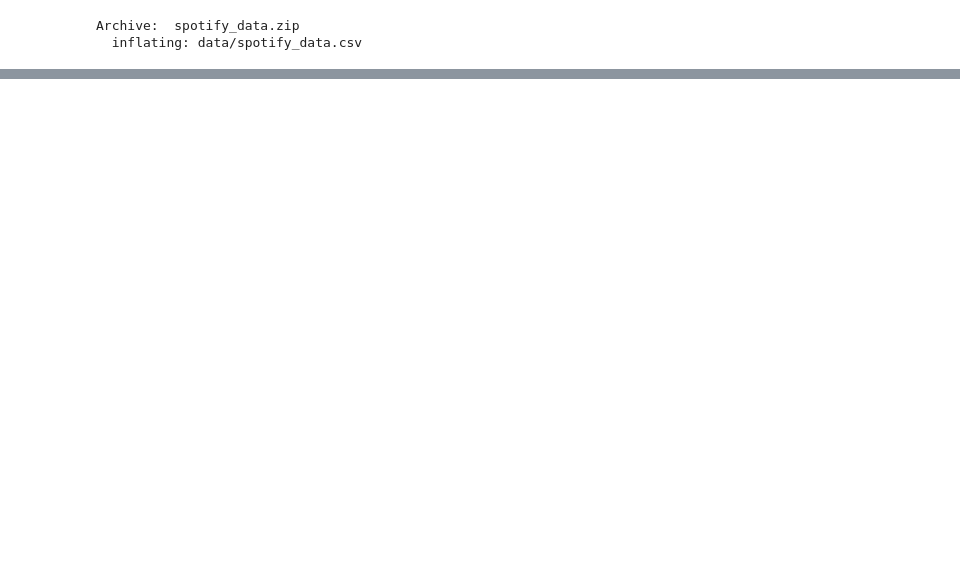
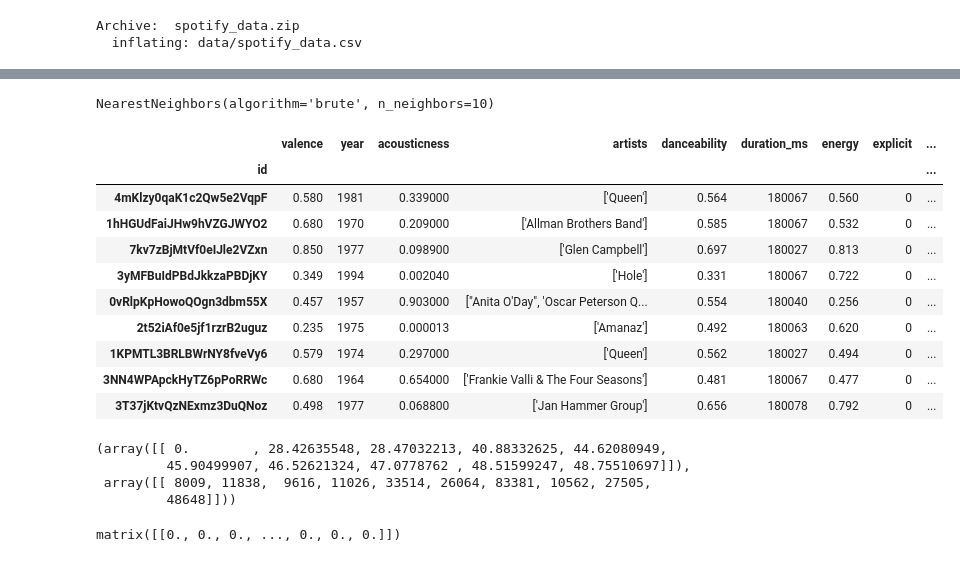
Before and after one commit to Song-Suggester/song-suggester, a Jupyter notebook: model.ipynb, the cells around one changed output, grey strips where cells are left out. Saved outputs shown, nothing was run; the diff lists cells and outputs as text; code cells hidden in the pictures; blank space fills up the shorter version.

Commit message:
Add nearest neighbors model and heatmap visualization

```diff
--- a/model.ipynb
+++ b/model.ipynb
@@ -52,0 +58,5 @@ memory usage: 24.7+ MB
+# %%
+test = features.iloc[[8009]]
+song_name = df.iloc[8009]['name']
+print(song_name)
+test
@@ -52,0 +68,21 @@ memory usage: 24.7+ MB
+# %%
+nn = NearestNeighbors(n_neighbors=10, algorithm = 'brute')
+nn.fit(features)
+# %% [output]
+NearestNeighbors(algorithm='brute', n_neighbors=10)
+# %%
+neighbors = nn.kneighbors(test)
+# %%
+df.iloc[neighbors[1][0][1:]]
+# %% [output]
+|  | valence | year | acousticness | artists | danceability | duration_ms | energy | explicit | ... |
+| id |  |  |  |  |  |  |  |  | ... |
+| 4mKlzy0qaK1c2Qw5e2VqpF | 0.580 | 1981 | 0.339000 | ['Queen'] | 0.564 | 180067 | 0.560 | 0 | ... |
+| 1hHGUdFaiJHw9hVZGJWYO2 | 0.680 | 1970 | 0.209000 | ['Allman Brothers Band'] | 0.585 | 180067 | 0.532 | 0 | ... |
+| 7kv7zBjMtVf0eIJle2VZxn | 0.850 | 1977 | 0.098900 | ['Glen Campbell'] | 0.697 | 180027 | 0.813 | 0 | ... |
+| 3yMFBuIdPBdJkkzaPBDjKY | 0.349 | 1994 | 0.002040 | ['Hole'] | 0.331 | 180067 | 0.722 | 0 | ... |
+| 0vRlpKpHowoQOgn3dbm55X | 0.457 | 1957 | 0.903000 | ["Anita O'Day", 'Oscar Peterson Q... | 0.554 | 180040 | 0.256 | 0 | ... |
+| 2t52iAf0e5jf1rzrB2uguz | 0.235 | 1975 | 0.000013 | ['Amanaz'] | 0.492 | 180063 | 0.620 | 0 | ... |
+| 1KPMTL3BRLBWrNY8fveVy6 | 0.579 | 1974 | 0.297000 | ['Queen'] | 0.562 | 180027 | 0.494 | 0 | ... |
+| 3NN4WPApckHyTZ6pPoRRWc | 0.680 | 1964 | 0.654000 | ['Frankie Valli & The Four Seasons'] | 0.481 | 180067 | 0.477 | 0 | ... |
+| 3T37jKtvQzNExmz3DuQNoz | 0.498 | 1977 | 0.068800 | ['Jan Hammer Group'] | 0.656 | 180078 | 0.792 | 0 | ... |
@@ -52,0 +92,11 @@ memory usage: 24.7+ MB
+# %%
+neighbors
+# %% [output]
+(array([[ 0.        , 28.42635548, 28.47032213, 40.88332625, 44.62080949,
+         45.90499907, 46.52621324, 47.0778762 , 48.51599247, 48.75510697]]),
+ array([[ 8009, 11838,  9616, 11026, 33514, 26064, 83381, 10562, 27505,
+         48648]]))
+# %%
+nn.kneighbors_graph(test).todense()
+# %% [output]
+matrix([[0., 0., 0., ..., 0., 0., 0.]])
```
Also changed, not shown: parts of 12 cells of this notebook.
